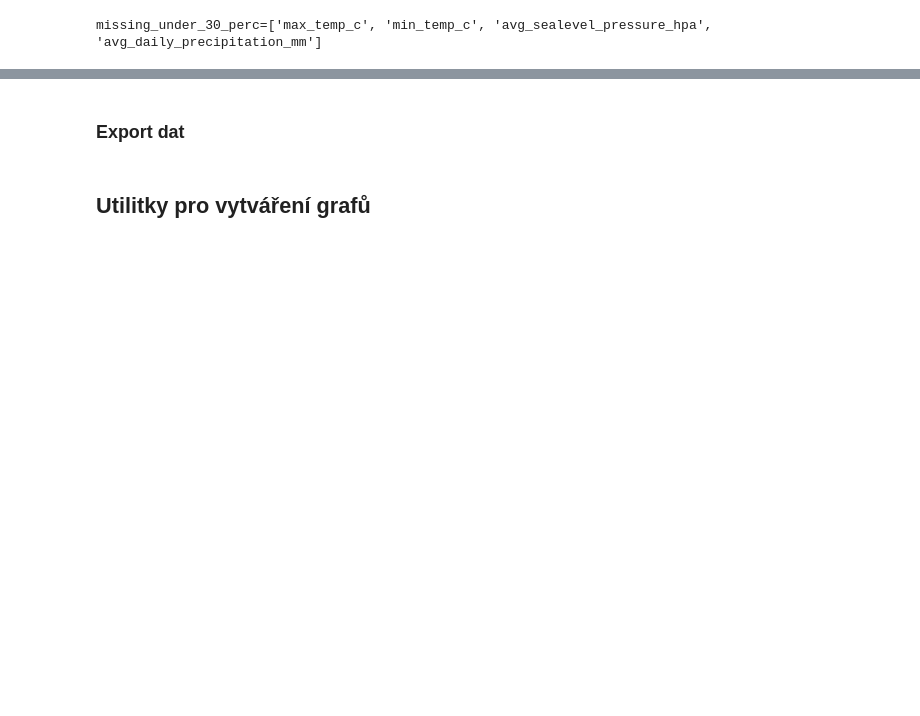
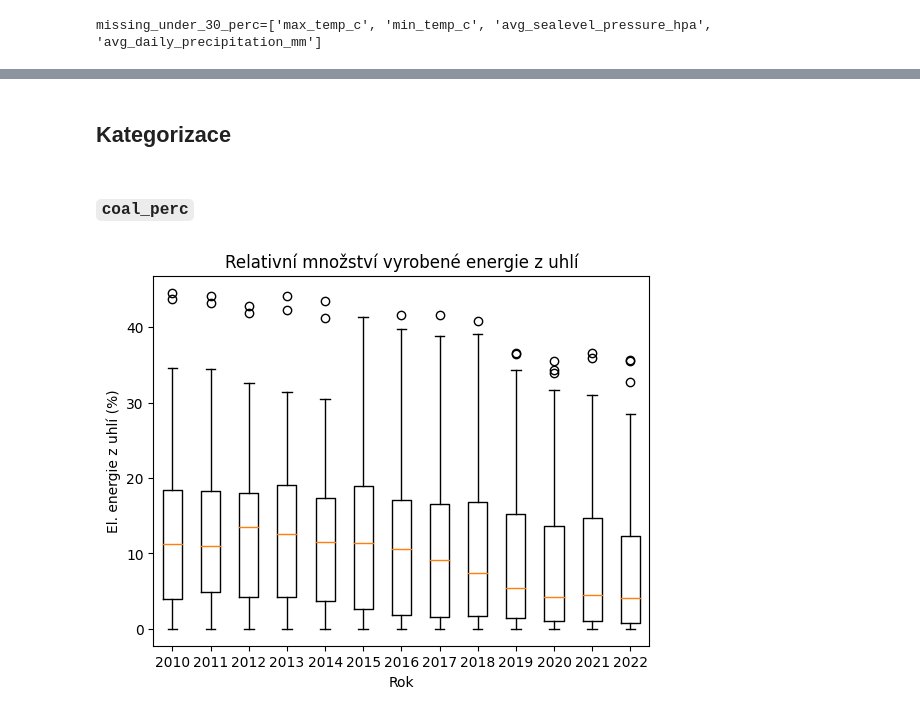
Before and after one commit to MrkMrk00/dzd-coursework, a Jupyter notebook: work.ipynb, the cells around one changed output, grey strips where cells are left out. Drawn from its saved outputs; the diff is of its cells as text; code cells hidden in the pictures; blank space fills up the shorter version.

```diff
--- a/work.ipynb
+++ b/work.ipynb
@@ -436,2 +430,0 @@ dtype: int64
-# %% [markdown]
-### Export dat
@@ -442,5 +431,5 @@ df.to_csv(f'data/{FILE_NAME}')
 # %% [markdown]
-## Utilitky pro vytváření grafů
+## Kategorizace
 # %%
 total_q, total_p = select_product(all_energy_producing_sources)
 
@@ -470,3 +462,11 @@ def relative_energy_source_box(product_name: str|list[str], title: str, ylabel:
     ax.set_ylabel(ylabel)
     ax.boxplot(result.values())
     ax.set_xticklabels(result.keys())
+# %% [markdown]
+### `coal_perc`
+# %%
+relative_energy_source_box('Coal',
+                            title='Relativní množství vyrobené energie z uhlí',
+                            ylabel='El. energie z uhlí (%)')
+# %% [output]
+[figure, added]
```
Also changed, not shown: parts of 23 cells of this notebook.
